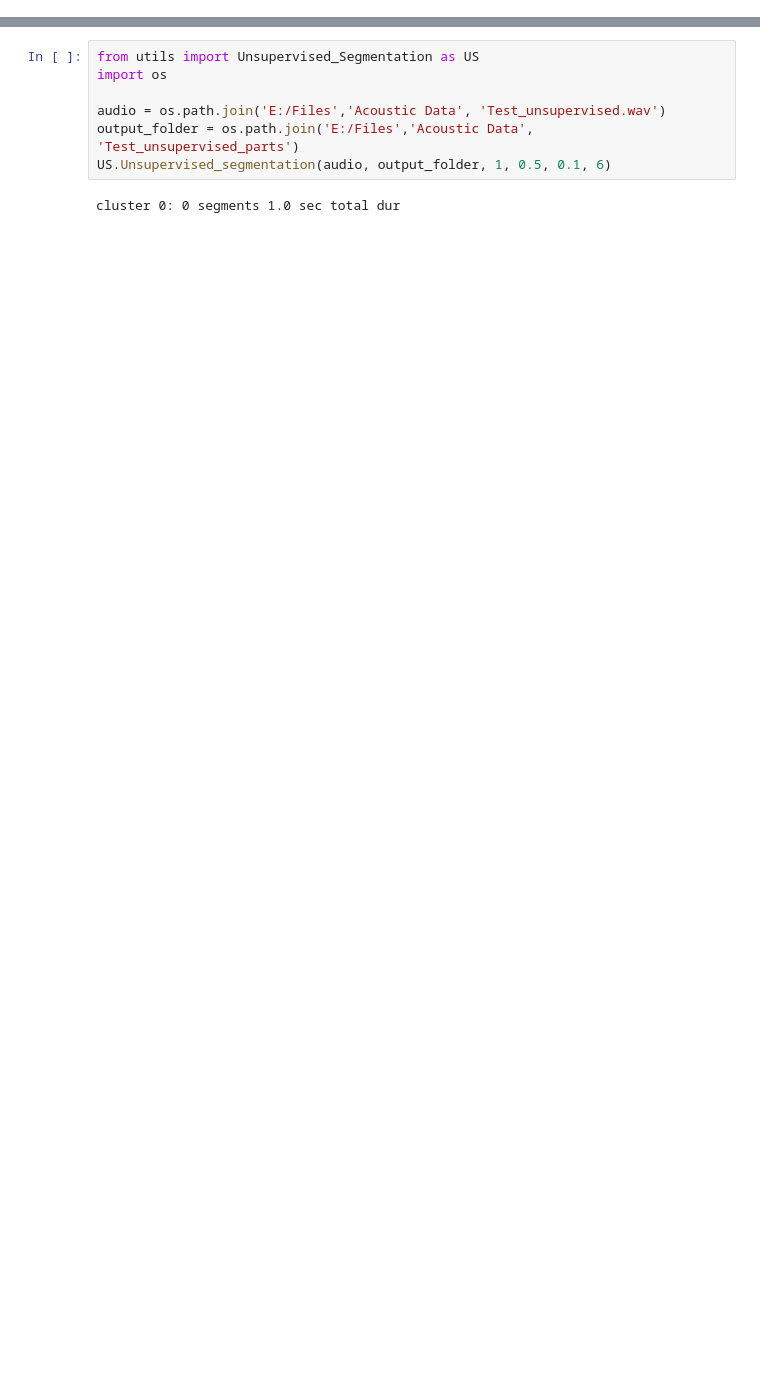
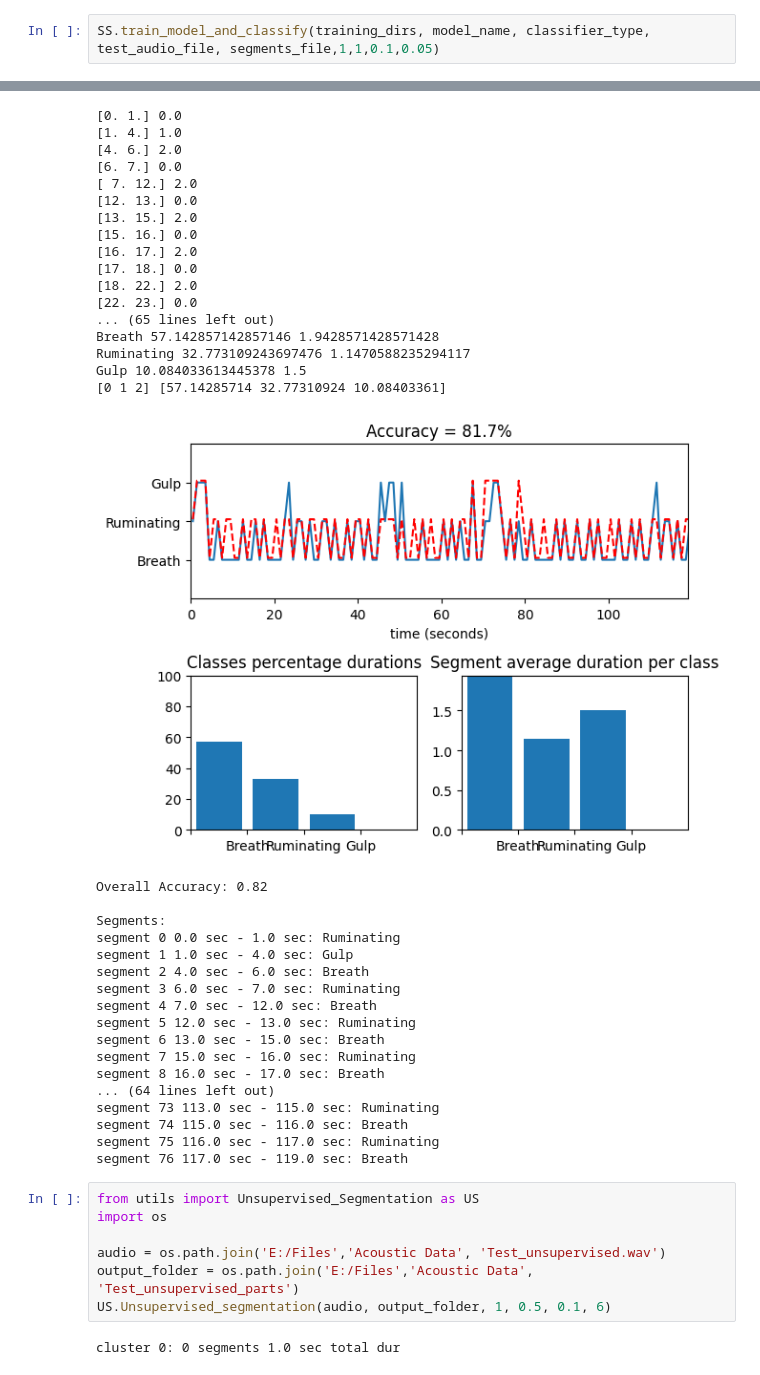
Before and after one commit to wuxiaohui9707/Cow-Audio-Detection, a Jupyter notebook: Segmentation_and_Classification.ipynb, the cells around one changed output, grey strips where cells are left out. Saved outputs shown, nothing was run; the diff lists cells and outputs as text; blank space fills up the shorter version.

```diff
--- a/Segmentation_and_Classification.ipynb
+++ b/Segmentation_and_Classification.ipynb
@@ -122,0 +159,3 @@ segment 78 117.0 sec - 119.0 sec: Breath
+# %%
+SS.train_model_and_classify(training_dirs, model_name, classifier_type, test_audio_file, segments_file,1,1,0.1,0.05)
+# %% [output]
@@ -123,3 +197,38 @@ segment 78 117.0 sec - 119.0 sec: Breath
+[0. 1.] 0.0
+[1. 4.] 1.0
+[4. 6.] 2.0
+[6. 7.] 0.0
+[ 7. 12.] 2.0
+[12. 13.] 0.0
+[13. 15.] 2.0
+[15. 16.] 0.0
+[16. 17.] 2.0
+[17. 18.] 0.0
+[18. 22.] 2.0
+[22. 23.] 0.0
+... (65 lines left out)
+Breath 57.142857142857146 1.9428571428571428
+Ruminating 32.773109243697476 1.1470588235294117
+Gulp 10.084033613445378 1.5
+[0 1 2] [57.14285714 32.77310924 10.08403361]
+[figure, added]
+Overall Accuracy: 0.82
+
+Segments:
+segment 0 0.0 sec - 1.0 sec: Ruminating
+segment 1 1.0 sec - 4.0 sec: Gulp
+segment 2 4.0 sec - 6.0 sec: Breath
+segment 3 6.0 sec - 7.0 sec: Ruminating
+segment 4 7.0 sec - 12.0 sec: Breath
+segment 5 12.0 sec - 13.0 sec: Ruminating
+segment 6 13.0 sec - 15.0 sec: Breath
+segment 7 15.0 sec - 16.0 sec: Ruminating
+segment 8 16.0 sec - 17.0 sec: Breath
+... (64 lines left out)
+segment 73 113.0 sec - 115.0 sec: Ruminating
+segment 74 115.0 sec - 116.0 sec: Breath
+segment 75 116.0 sec - 117.0 sec: Ruminating
+segment 76 117.0 sec - 119.0 sec: Breath
 # %%
 from utils import Unsupervised_Segmentation as US
 import os
```
Also changed, not shown: parts of 3 cells of this notebook, 8 other files.
